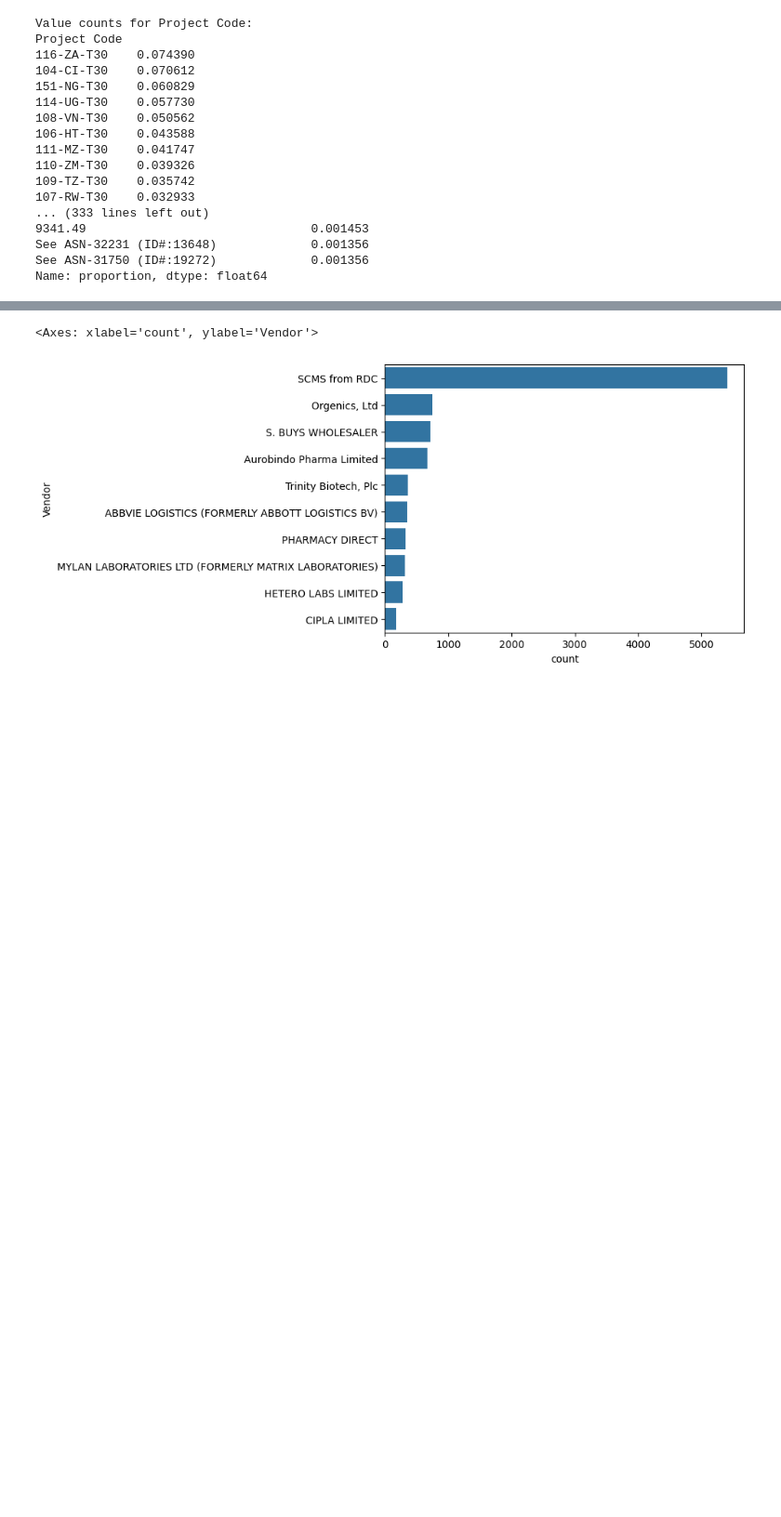
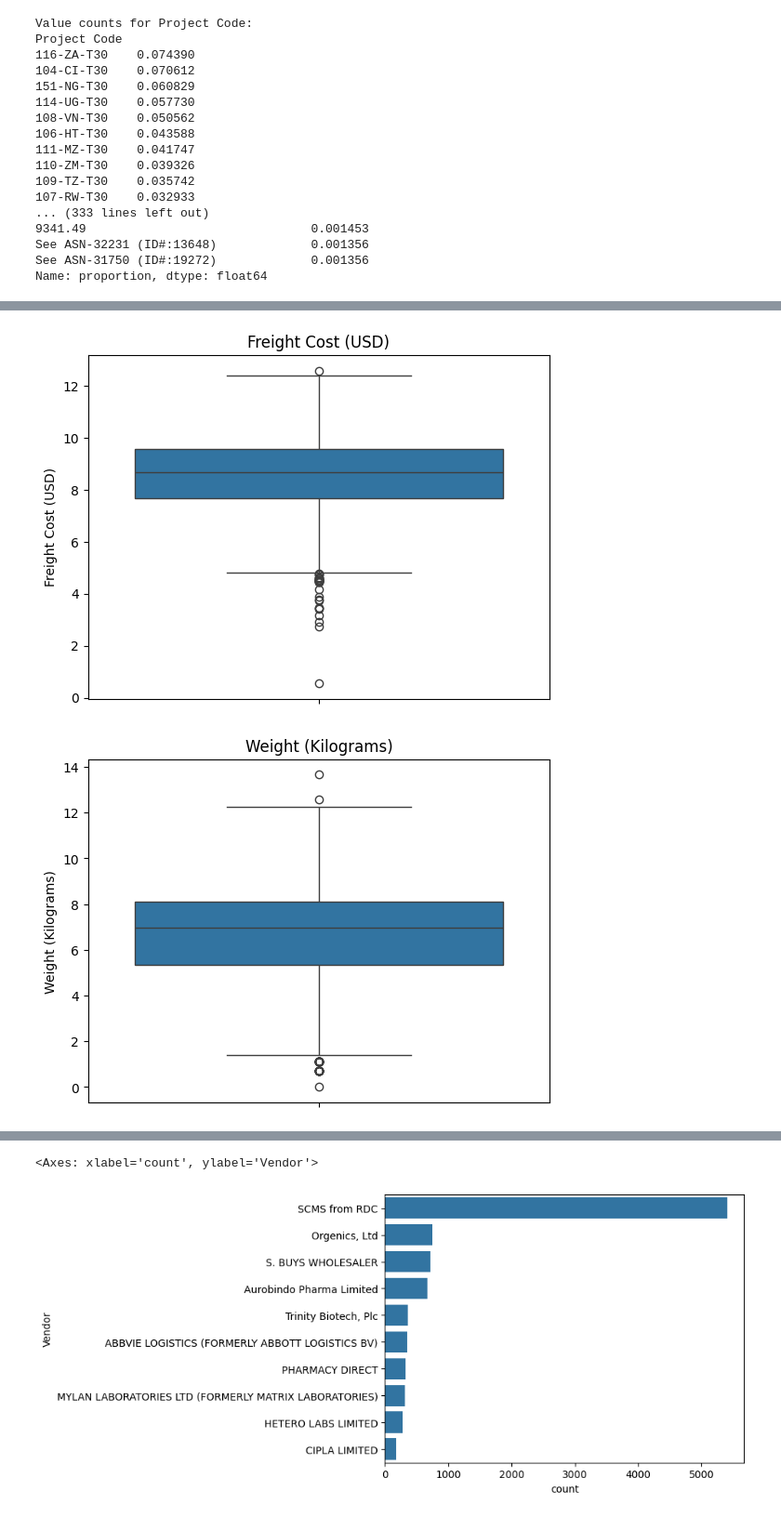
Before and after one commit to Tydos/Pharmaceutical-Supply-Chain-Optimisation, a Jupyter notebook: notebook/Supply_Chain_Optimisation.ipynb, the cells around one changed output, grey strips where cells are left out. Shown at 93% size. Cells and saved outputs as stored; diff of their text form; code cells hidden in the pictures; blank space fills up the shorter version.

```diff
--- a/notebook/Supply_Chain_Optimisation.ipynb
+++ b/notebook/Supply_Chain_Optimisation.ipynb
@@ -241,0 +295,17 @@ Name: proportion, dtype: float64
+# %%
+#log transformation for skewed features
+eda_df["Freight Cost (USD)"] = np.log1p(eda_df["Freight Cost (USD)"])
+eda_df["Weight (Kilograms)"] = np.log1p(eda_df["Weight (Kilograms)"])
+# %%
+plt.figure()
+sns.boxplot(y=eda_df["Freight Cost (USD)"])
+plt.title("Freight Cost (USD)")
+plt.show()
+
+plt.figure()
+sns.boxplot(y=eda_df["Weight (Kilograms)"])
+plt.title("Weight (Kilograms)")
+plt.show()
+# %% [output]
+[figure, added]
+[figure, added]
```
Also changed, not shown: parts of 17 cells of this notebook.
